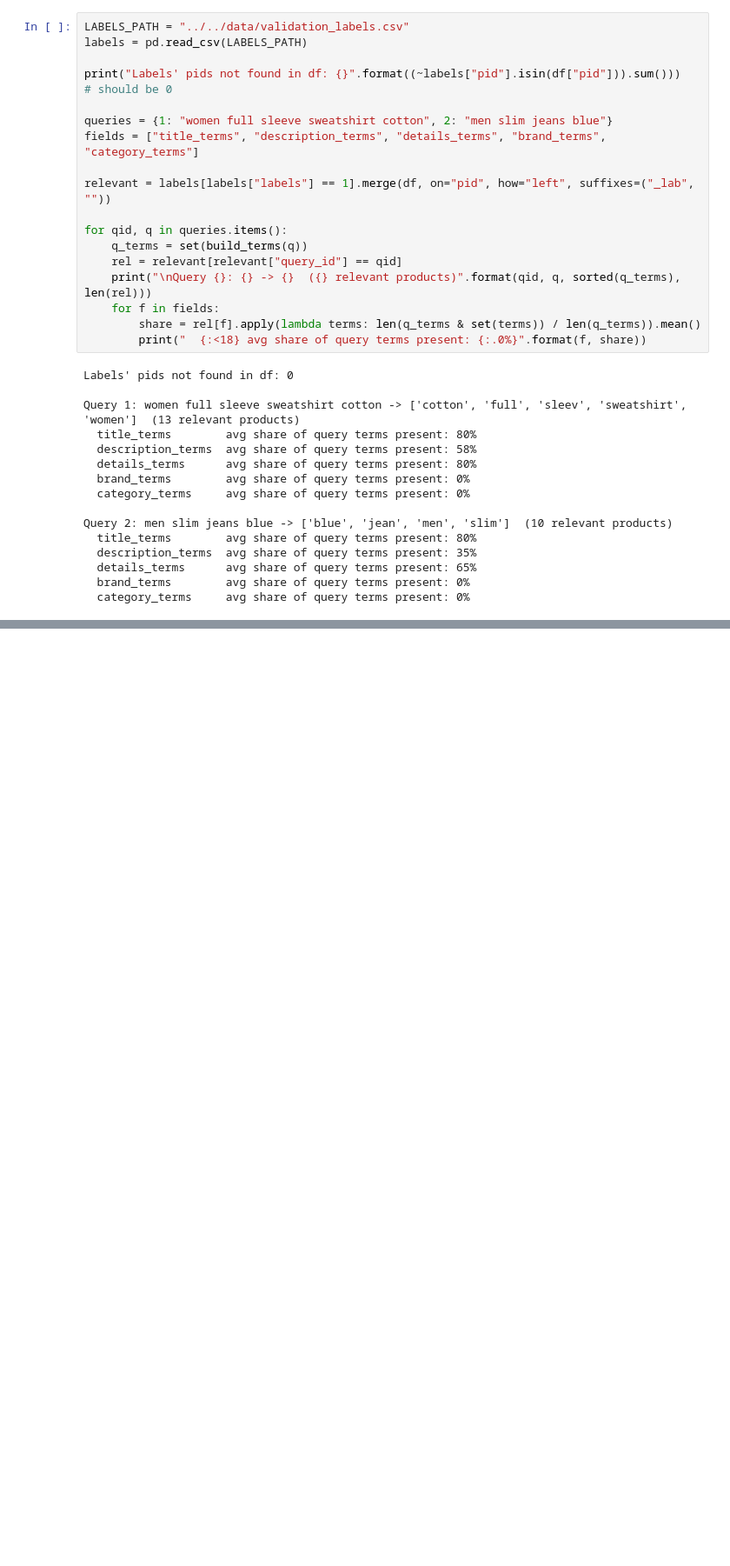
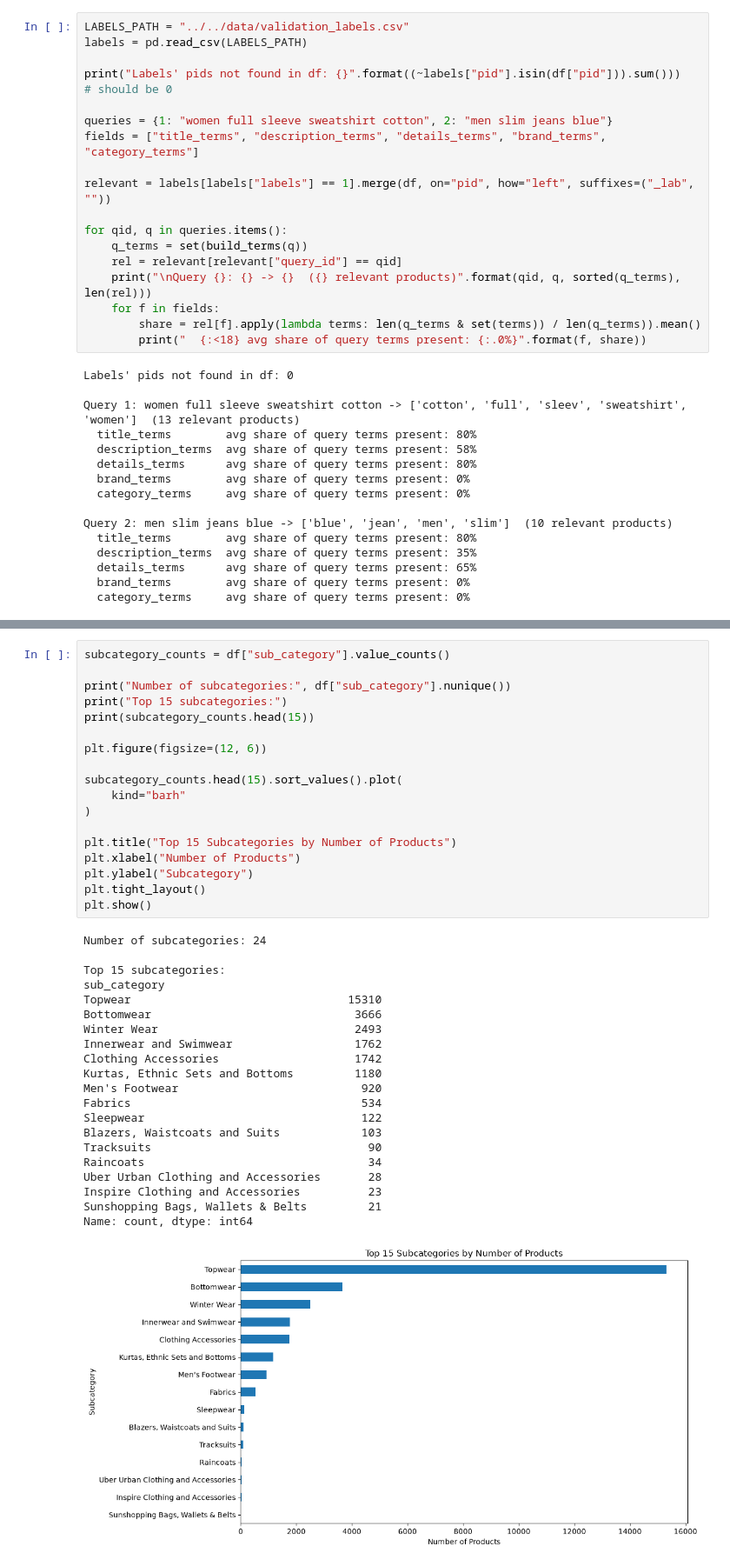
Before and after one commit to martinafrisach/IRWA-2026-Final-Project, a Jupyter notebook: project_progress/part_1/part1.ipynb, the cells around one changed output, grey strips where cells are left out. Shown at 87% size. Drawn from its saved outputs; the diff is of its cells as text; blank space fills up the shorter version.

```diff
--- a/project_progress/part_1/part1.ipynb
+++ b/project_progress/part_1/part1.ipynb
@@ -243,0 +321,40 @@ Query 2: men slim jeans blue -> ['blue', 'jean', 'men', 'slim']  (10 relevant pr
+# %%
+subcategory_counts = df["sub_category"].value_counts()
+
+print("Number of subcategories:", df["sub_category"].nunique())
+print("Top 15 subcategories:")
+print(subcategory_counts.head(15))
+
+plt.figure(figsize=(12, 6))
+
+subcategory_counts.head(15).sort_values().plot(
+    kind="barh"
+)
+
+plt.title("Top 15 Subcategories by Number of Products")
+plt.xlabel("Number of Products")
+plt.ylabel("Subcategory")
+plt.tight_layout()
+plt.show()
+# %% [output]
+Number of subcategories: 24
+
+Top 15 subcategories:
+sub_category
+Topwear                                15310
+Bottomwear                              3666
+Winter Wear                             2493
+Innerwear and Swimwear                  1762
+Clothing Accessories                    1742
+Kurtas, Ethnic Sets and Bottoms         1180
+Men's Footwear                           920
+Fabrics                                  534
+Sleepwear                                122
+Blazers, Waistcoats and Suits            103
+Tracksuits                                90
+Raincoats                                 34
+Uber Urban Clothing and Accessories       28
+Inspire Clothing and Accessories          23
+Sunshopping Bags, Wallets & Belts         21
+Name: count, dtype: int64
+[figure, added]
```
Also changed, not shown: parts of 11 cells of this notebook, 1 other file.
